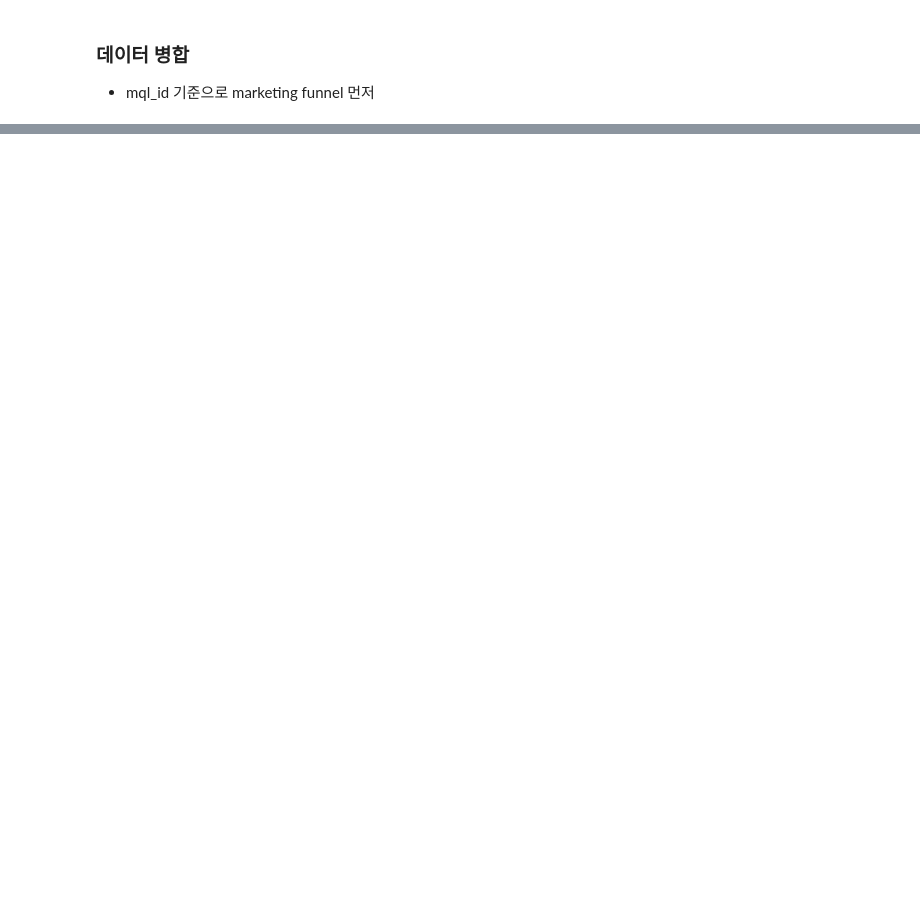
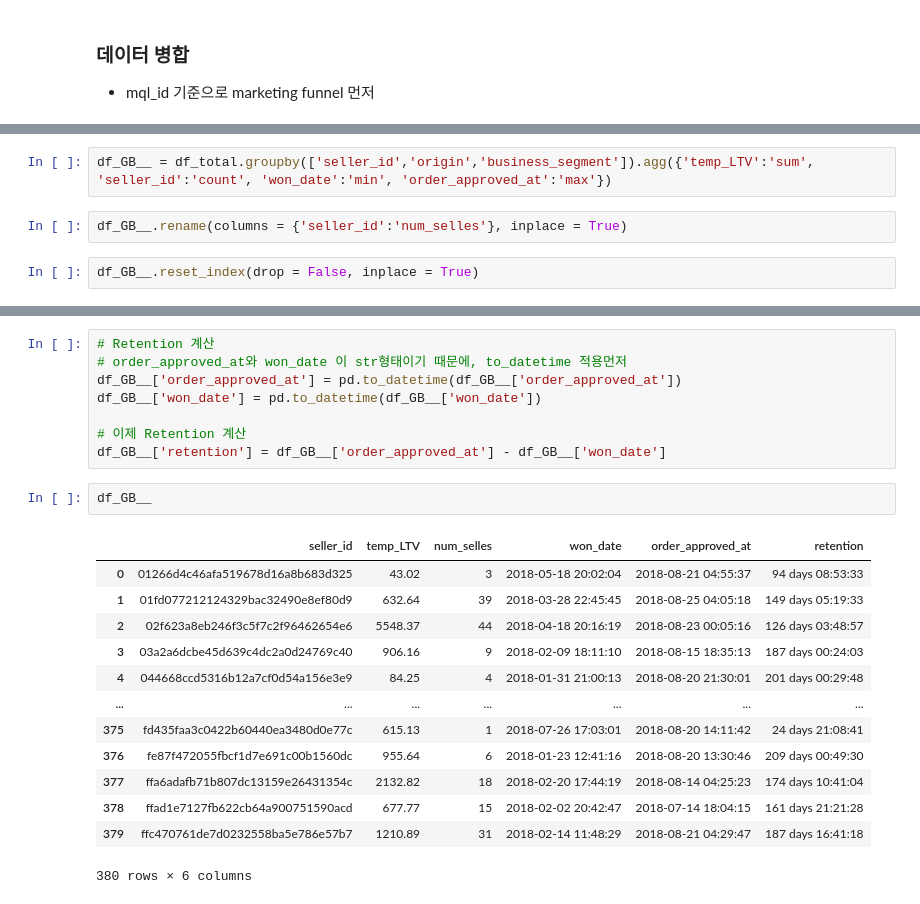
Before and after one commit to cyss93/CP1_team8, a Jupyter notebook: CP1_ver0.1.ipynb, the cells around one changed output, grey strips where cells are left out. Cells and saved outputs as stored; diff of their text form; blank space fills up the shorter version.

```diff
--- a/CP1_ver0.1.ipynb
+++ b/CP1_ver0.1.ipynb
@@ -69,0 +169,6 @@ dtype: int64
+# %%
+df_GB__ = df_total.groupby(['seller_id','origin','business_segment']).agg({'temp_LTV':'sum', 'seller_id':'count', 'won_date':'min', 'order_approved_at':'max'})
+# %%
+df_GB__.rename(columns = {'seller_id':'num_selles'}, inplace = True)
+# %%
+df_GB__.reset_index(drop = False, inplace = True)
@@ -69,0 +191,24 @@ dtype: int64
+# %%
+# Retention 계산
+# order_approved_at와 won_date 이 str형태이기 때문에, to_datetime 적용먼저
+df_GB__['order_approved_at'] = pd.to_datetime(df_GB__['order_approved_at'])
+df_GB__['won_date'] = pd.to_datetime(df_GB__['won_date'])
+
+# 이제 Retention 계산
+df_GB__['retention'] = df_GB__['order_approved_at'] - df_GB__['won_date']
+# %%
+df_GB__
+# %% [output]
+|  | seller_id | temp_LTV | num_selles | won_date | order_approved_at | retention |
+| 0 | 01266d4c46afa519678d16a8b683d325 | 43.02 | 3 | 2018-05-18 20:02:04 | 2018-08-21 04:55:37 | 94 days 08:53:33 |
+| 1 | 01fd077212124329bac32490e8ef80d9 | 632.64 | 39 | 2018-03-28 22:45:45 | 2018-08-25 04:05:18 | 149 days 05:19:33 |
+| 2 | 02f623a8eb246f3c5f7c2f96462654e6 | 5548.37 | 44 | 2018-04-18 20:16:19 | 2018-08-23 00:05:16 | 126 days 03:48:57 |
+| 3 | 03a2a6dcbe45d639c4dc2a0d24769c40 | 906.16 | 9 | 2018-02-09 18:11:10 | 2018-08-15 18:35:13 | 187 days 00:24:03 |
+| 4 | 044668ccd5316b12a7cf0d54a156e3e9 | 84.25 | 4 | 2018-01-31 21:00:13 | 2018-08-20 21:30:01 | 201 days 00:29:48 |
+| ... | ... | ... | ... | ... | ... | ... |
+| 375 | fd435faa3c0422b60440ea3480d0e77c | 615.13 | 1 | 2018-07-26 17:03:01 | 2018-08-20 14:11:42 | 24 days 21:08:41 |
+| 376 | fe87f472055fbcf1d7e691c00b1560dc | 955.64 | 6 | 2018-01-23 12:41:16 | 2018-08-20 13:30:46 | 209 days 00:49:30 |
+| 377 | ffa6adafb71b807dc13159e26431354c | 2132.82 | 18 | 2018-02-20 17:44:19 | 2018-08-14 04:25:23 | 174 days 10:41:04 |
+| 378 | ffad1e7127fb622cb64a900751590acd | 677.77 | 15 | 2018-02-02 20:42:47 | 2018-07-14 18:04:15 | 161 days 21:21:28 |
+| 379 | ffc470761de7d0232558ba5e786e57b7 | 1210.89 | 31 | 2018-02-14 11:48:29 | 2018-08-21 04:29:47 | 187 days 16:41:18 |
+380 rows × 6 columns
```
Also changed, not shown: parts of 17 cells of this notebook.
